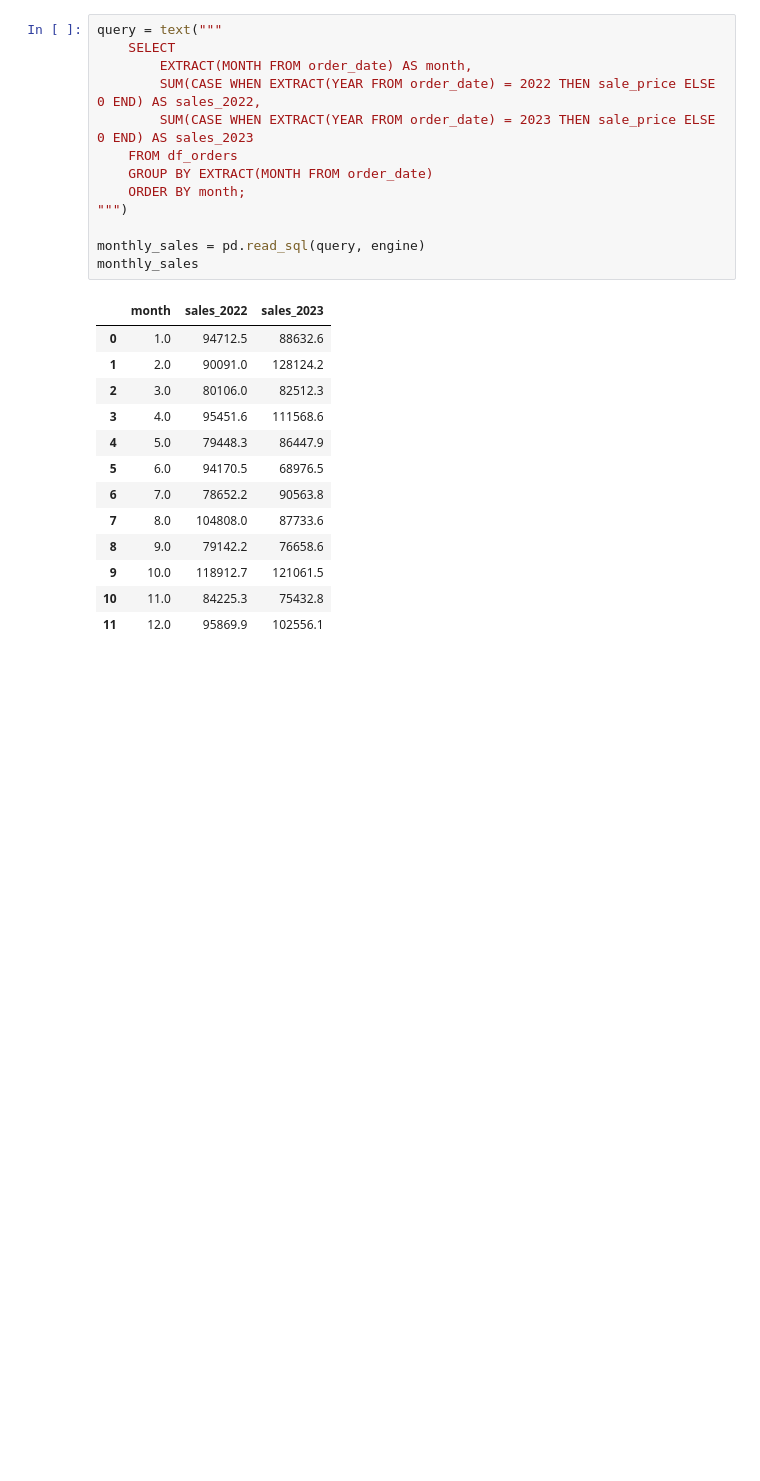
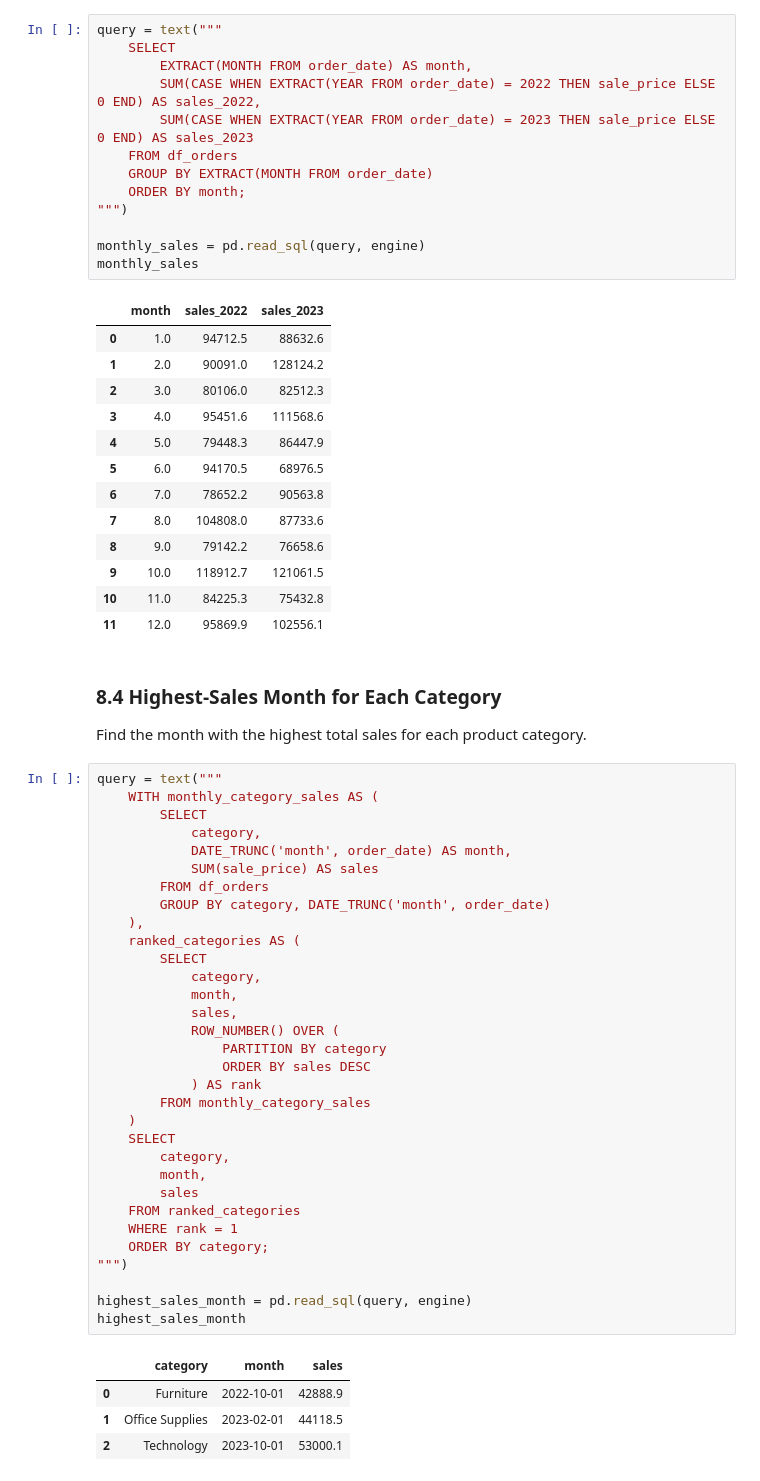
Before and after one commit to Minhazul22/data-analytics-project, a Jupyter notebook: orders_data_analysis.ipynb, the cells around one changed output. Cells and saved outputs as stored; diff of their text form; blank space fills up the shorter version.

```diff
--- a/orders_data_analysis.ipynb
+++ b/orders_data_analysis.ipynb
@@ -705,3 +705,44 @@ monthly_sales
 | 9 | 10.0 | 118912.7 | 121061.5 |
 | 10 | 11.0 | 84225.3 | 75432.8 |
 | 11 | 12.0 | 95869.9 | 102556.1 |
+# %% [markdown]
+### 8.4 Highest-Sales Month for Each Category
+
+Find the month with the highest total sales for each product category.
+# %%
+query = text("""
+    WITH monthly_category_sales AS (
+        SELECT
+            category,
+            DATE_TRUNC('month', order_date) AS month,
+            SUM(sale_price) AS sales
+        FROM df_orders
+        GROUP BY category, DATE_TRUNC('month', order_date)
+    ),
+    ranked_categories AS (
+        SELECT
+            category,
+            month,
+            sales,
+            ROW_NUMBER() OVER (
+                PARTITION BY category
+                ORDER BY sales DESC
+            ) AS rank
+        FROM monthly_category_sales
+    )
+    SELECT
+        category,
+        month,
+        sales
+    FROM ranked_categories
+    WHERE rank = 1
+    ORDER BY category;
+""")
+
+highest_sales_month = pd.read_sql(query, engine)
+highest_sales_month
+# %% [output]
+|  | category | month | sales |
+| 0 | Furniture | 2022-10-01 | 42888.9 |
+| 1 | Office Supplies | 2023-02-01 | 44118.5 |
+| 2 | Technology | 2023-10-01 | 53000.1 |
```
